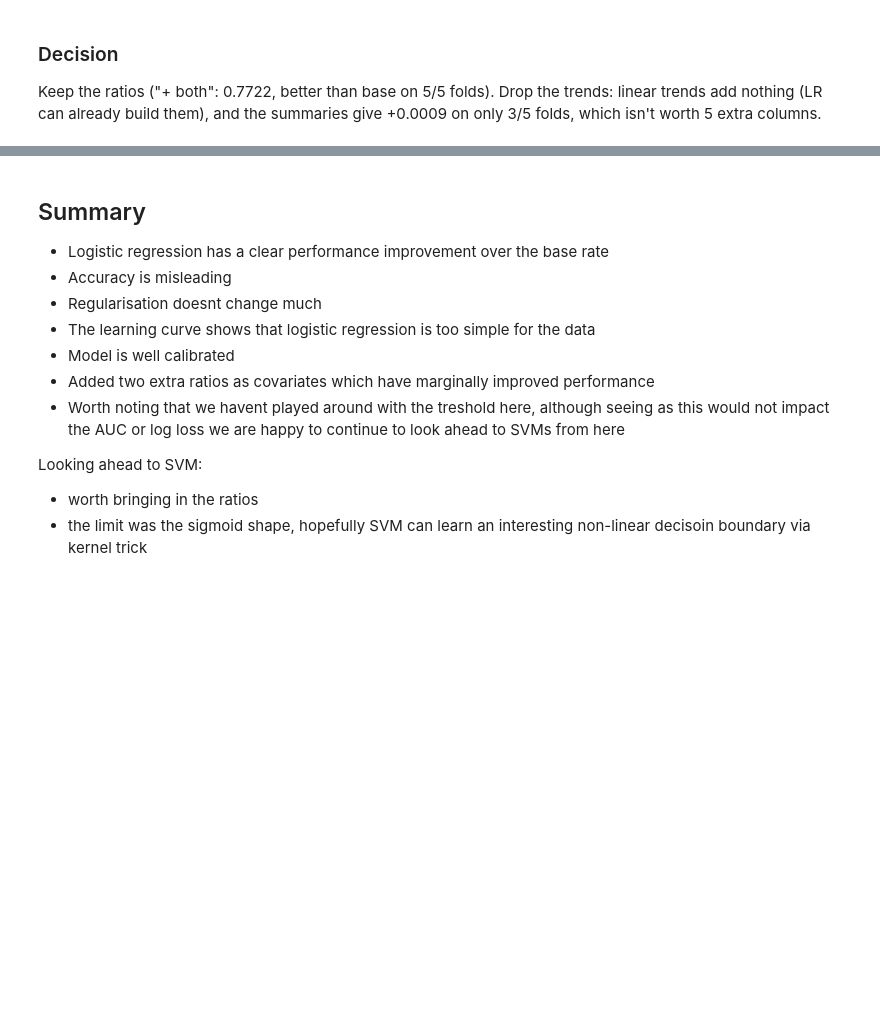
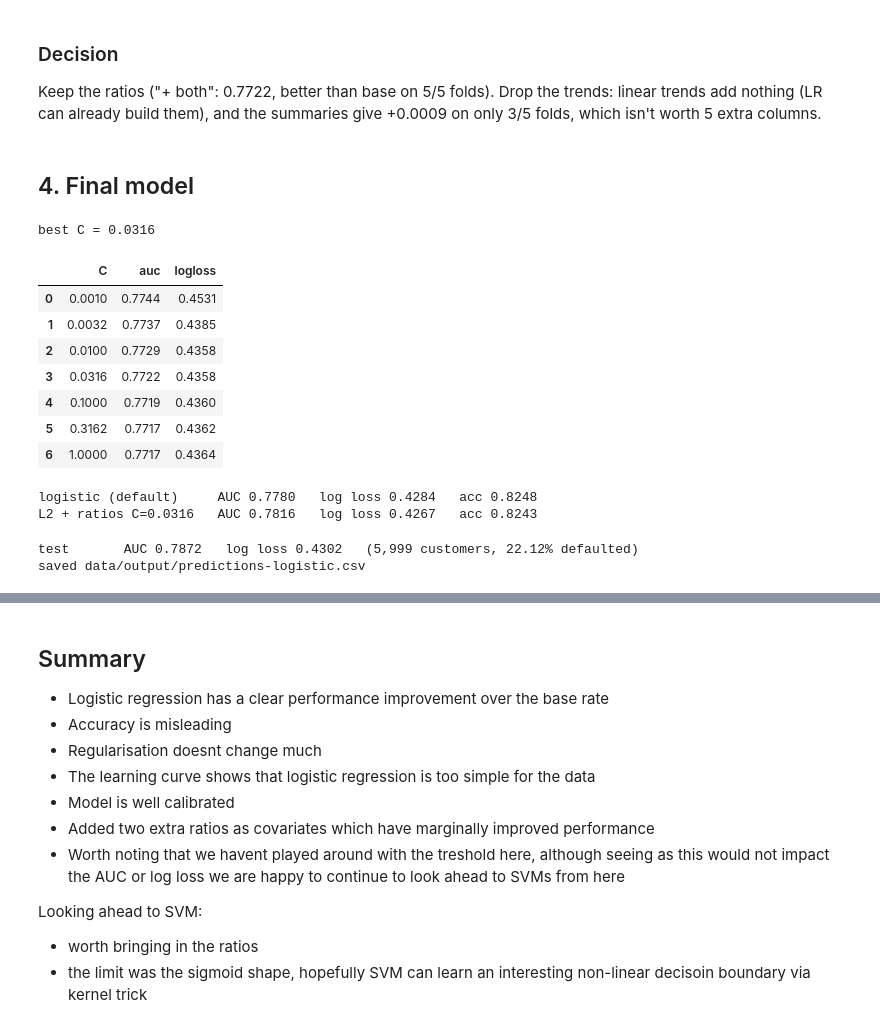
Before and after one commit to Oscar339/dst-sprint1, a Jupyter notebook: Oscar/02-logistic-regression.ipynb, the cells around one changed output, grey strips where cells are left out. Drawn from its saved outputs; the diff is of its cells as text; code cells hidden in the pictures; blank space fills up the shorter version.

```diff
--- a/Oscar/02-logistic-regression.ipynb
+++ b/Oscar/02-logistic-regression.ipynb
@@ -392,3 +392,53 @@ compare("+ both")
 ### Decision
 
 Keep the ratios ("+ both": 0.7722, better than base on 5/5 folds). Drop the trends: linear trends add nothing (LR can already build them), and the summaries give +0.0009 on only 3/5 folds, which isn't worth 5 extra columns.
+# %% [markdown]
+## 4. Final model
+# %%
+# C was tuned without the ratios; re-check it with them (same folds, scaling inside each fold)
+X_ratio = prep.prepare(raw_train, ratios=True)
+
+rows = []
+for C in np.logspace(-3, 0, 7):
+    model = make_pipeline(StandardScaler(), clone(final).set_params(C=C))
+    r = cross_validate(model, X_ratio, y_train, cv=cv, scoring=["roc_auc", "neg_log_loss"])
+    rows.append({"C": C, "auc": r["test_roc_auc"].mean(), "logloss": -r["test_neg_log_loss"].mean()})
+
+tune = pd.DataFrame(rows)
+best_C = tune.loc[tune["logloss"].idxmin(), "C"]
+print(f"best C = {best_C:.3g}")
+tune.round(4)
+# %% [output]
+best C = 0.0316
+|  | C | auc | logloss |
+| 0 | 0.0010 | 0.7744 | 0.4531 |
+| 1 | 0.0032 | 0.7737 | 0.4385 |
+| 2 | 0.0100 | 0.7729 | 0.4358 |
+| 3 | 0.0316 | 0.7722 | 0.4358 |
+| 4 | 0.1000 | 0.7719 | 0.4360 |
+| 5 | 0.3162 | 0.7717 | 0.4362 |
+| 6 | 1.0000 | 0.7717 | 0.4364 |
+# %%
+# final model: L2 + ratios, fitted on train only; validation as a check
+X_test_raw, y_test = prep.load("test")
+Xf_train, Xf_val, Xf_test = prep.transform(raw_train, prep.load("validation")[0], X_test_raw, ratios=True)
+
+final_model = clone(final).set_params(C=best_C).fit(Xf_train, y_train)
+score("logistic (default)", preds["logistic (default)"])
+score(f"L2 + ratios C={best_C:.3g}", final_model.predict_proba(Xf_val)[:, 1])
+# %% [output]
+logistic (default)     AUC 0.7780   log loss 0.4284   acc 0.8248
+L2 + ratios C=0.0316   AUC 0.7816   log loss 0.4267   acc 0.8243
+# %%
+# test set: used once, after every choice above was made
+p_test = final_model.predict_proba(Xf_test)[:, 1]
+print(f"test       AUC {roc_auc_score(y_test, p_test):.4f}   log loss {log_loss(y_test, p_test):.4f}   "
+      f"({len(y_test):,} customers, {y_test.mean():.2%} defaulted)")
+
+# probabilities for the group's metric notebook (join to the labels on ID)
+out = prep.ROOT / "data" / "output" / "predictions-logistic.csv"
+pd.DataFrame({"p_default": p_test}, index=Xf_test.index).to_csv(out)
+print("saved", out.relative_to(prep.ROOT))
+# %% [output]
+test       AUC 0.7872   log loss 0.4302   (5,999 customers, 22.12% defaulted)
+saved data/output/predictions-logistic.csv
```
Also changed, not shown: parts of 4 cells of this notebook, 4 other files.
